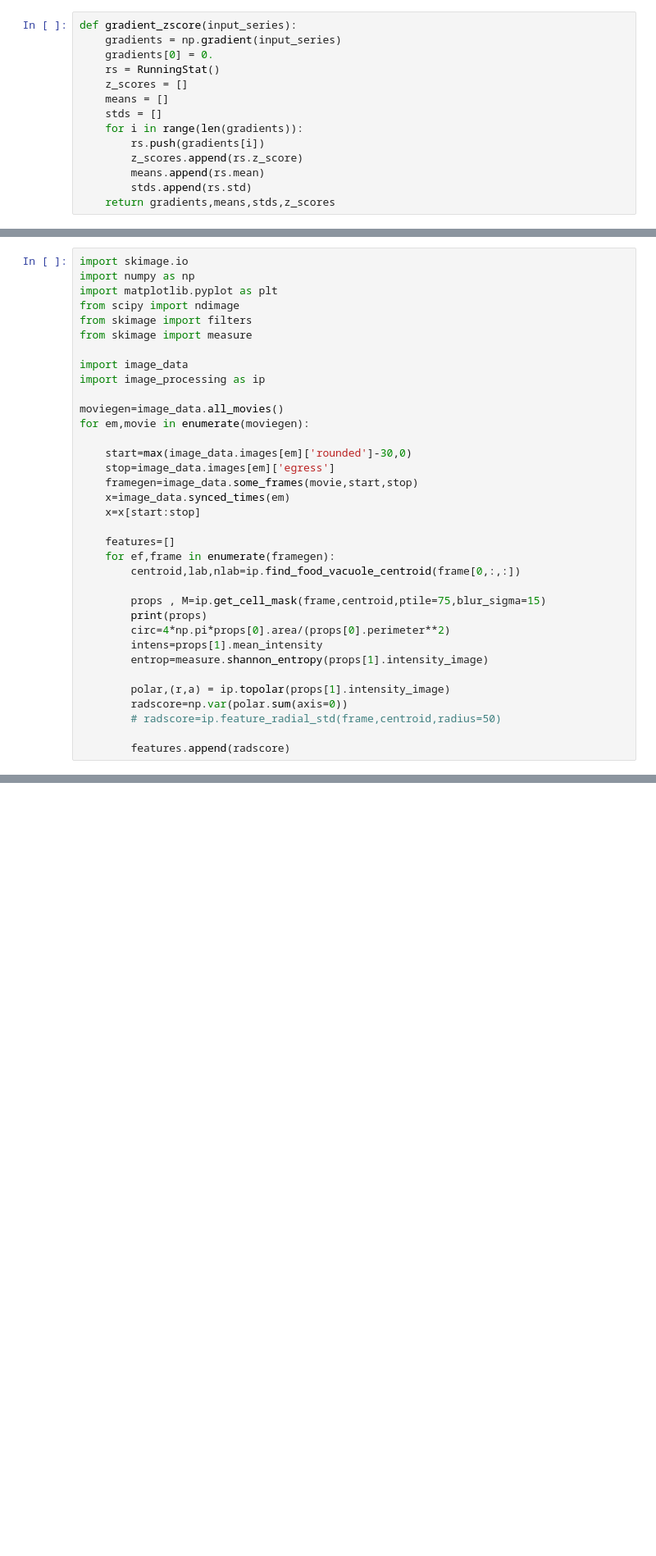
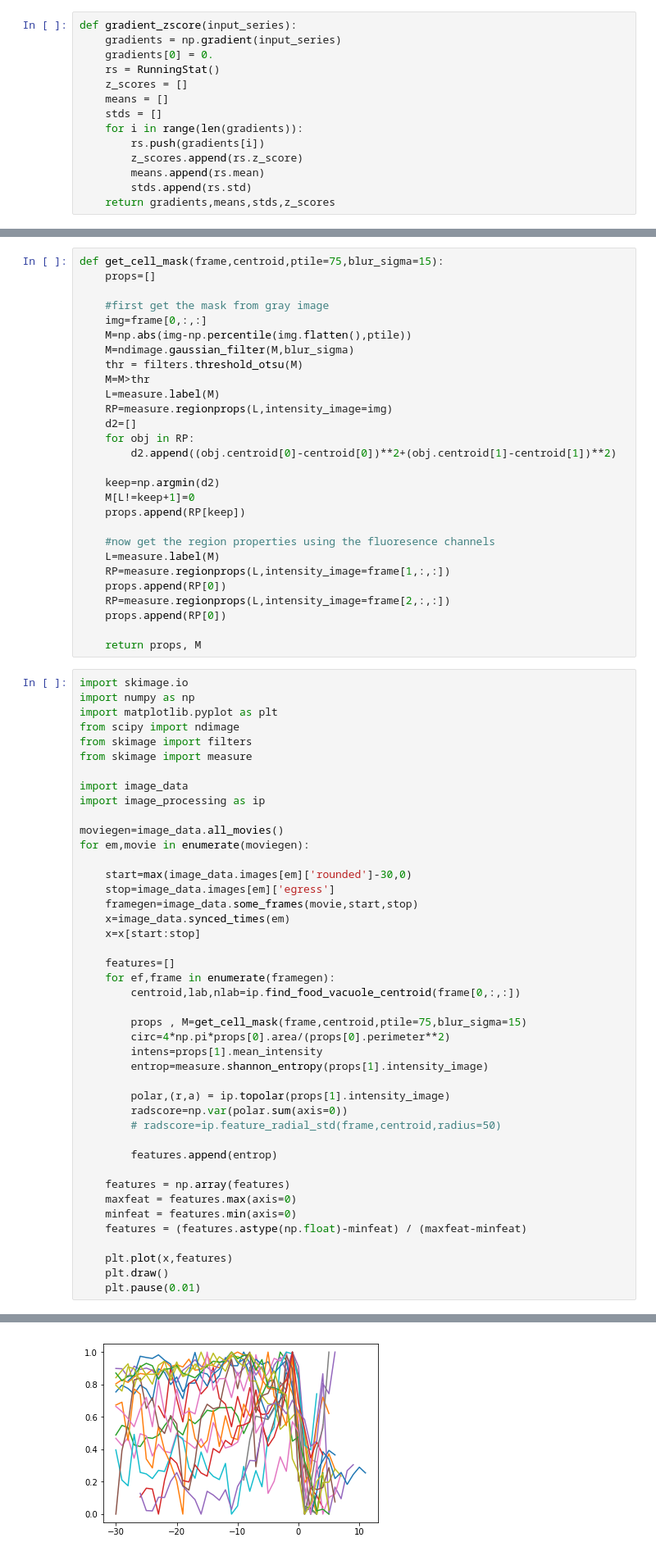
Before and after one commit to NCBI-Hackathons/Cells2Image, a Jupyter notebook: scratchLars-1.ipynb, the cells around one changed output, grey strips where cells are left out. Shown at 82% size. Cells and saved outputs as stored; diff of their text form; blank space fills up the shorter version.

```diff
--- a/scratchLars-1.ipynb
+++ b/scratchLars-1.ipynb
@@ -294,6 +299,34 @@ print(trigger_index)
 70
 [figure]
 [figure]
+# %%
+def get_cell_mask(frame,centroid,ptile=75,blur_sigma=15):
+    props=[]
+
+    #first get the mask from gray image
+    img=frame[0,:,:]
+    M=np.abs(img-np.percentile(img.flatten(),ptile))
+    M=ndimage.gaussian_filter(M,blur_sigma)
+    thr = filters.threshold_otsu(M)
+    M=M>thr
+    L=measure.label(M)
+    RP=measure.regionprops(L,intensity_image=img)
+    d2=[]
+    for obj in RP:
+        d2.append((obj.centroid[0]-centroid[0])**2+(obj.centroid[1]-centroid[1])**2)
+
+    keep=np.argmin(d2)
+    M[L!=keep+1]=0
+    props.append(RP[keep])
+
+    #now get the region properties using the fluoresence channels
+    L=measure.label(M)
+    RP=measure.regionprops(L,intensity_image=frame[1,:,:])
+    props.append(RP[0])
+    RP=measure.regionprops(L,intensity_image=frame[2,:,:])
+    props.append(RP[0])
+
+    return props, M
 # %%
 import skimage.io
 import numpy as np
@@ -318,8 +351,7 @@ for em,movie in enumerate(moviegen):
     for ef,frame in enumerate(framegen):
         centroid,lab,nlab=ip.find_food_vacuole_centroid(frame[0,:,:])
 
-        props , M=ip.get_cell_mask(frame,centroid,ptile=75,blur_sigma=15)
-        print(props)
+        props , M=get_cell_mask(frame,centroid,ptile=75,blur_sigma=15)
         circ=4*np.pi*props[0].area/(props[0].perimeter**2)
         intens=props[1].mean_intensity
         entrop=measure.shannon_entropy(props[1].intensity_image)
@@ -328,6 +360,15 @@ for em,movie in enumerate(moviegen):
         radscore=np.var(polar.sum(axis=0))
         # radscore=ip.feature_radial_std(frame,centroid,radius=50)
 
-        features.append(radscore)
+        features.append(entrop)
+
+    features = np.array(features)
+    maxfeat = features.max(axis=0)
+    minfeat = features.min(axis=0)
+    features = (features.astype(np.float)-minfeat) / (maxfeat-minfeat)
+
+    plt.plot(x,features)
+    plt.draw()
+    plt.pause(0.01)
 # %% [output]
 Loading movie recording1.czi - recording1.czi #03.tif
@@ -350,0 +399 @@ AttributeError: 'numpy.ndarray' object has no attribute 'area'
+[figure, added]
```
Also changed, not shown: parts of 5 cells of this notebook, 1 other file.
